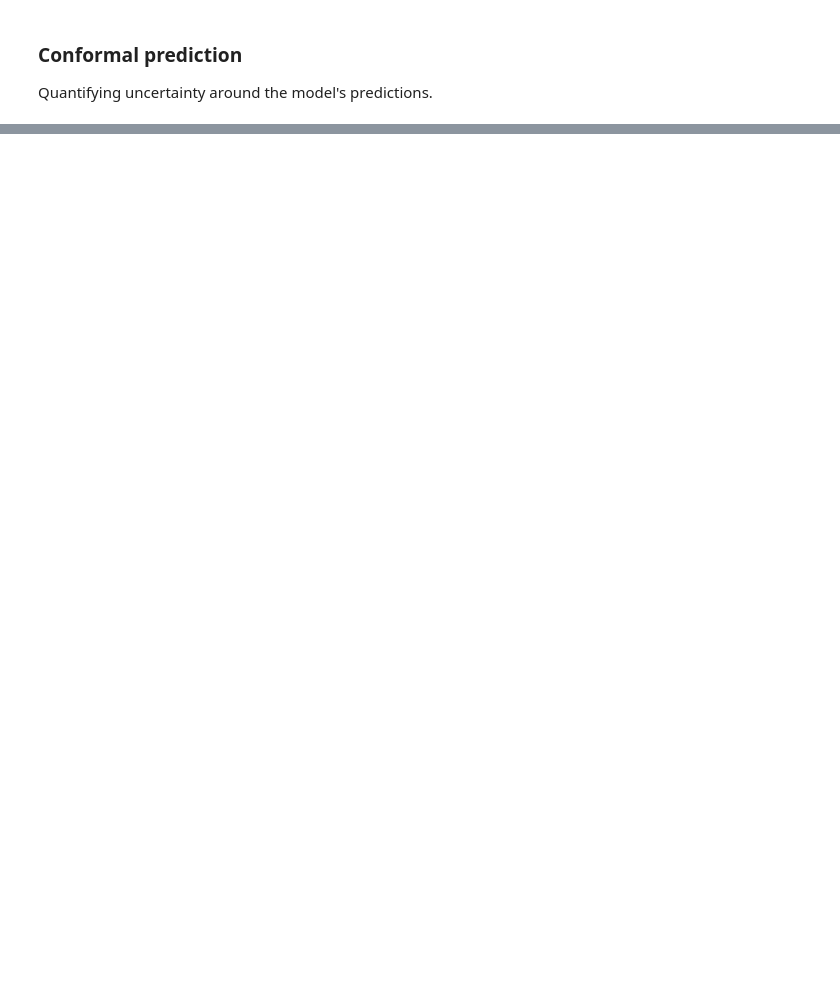
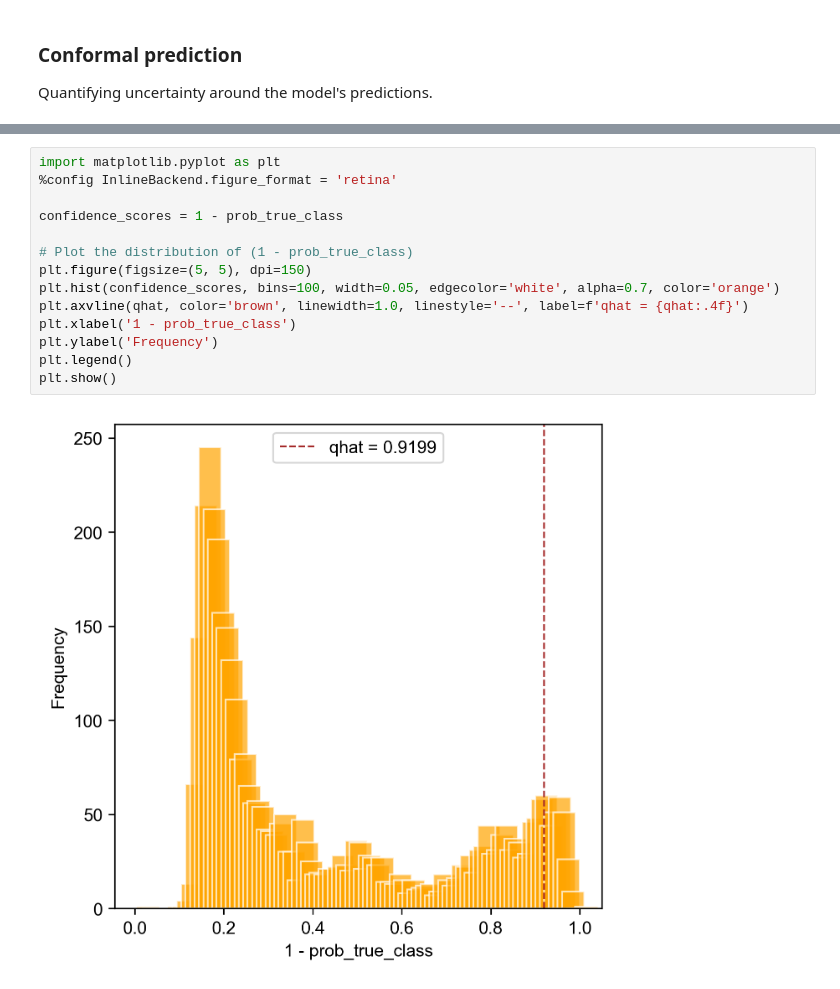
Before and after one commit to deburky/calibration, a Jupyter notebook: loss-functions/softmax-logistic-regression.ipynb, the cells around one changed output, grey strips where cells are left out. Cells and saved outputs as stored; diff of their text form; blank space fills up the shorter version.

```diff
--- a/loss-functions/softmax-logistic-regression.ipynb
+++ b/loss-functions/softmax-logistic-regression.ipynb
@@ -483,3 +485,19 @@ Instance 10: [0.51893868 0.         0.         0.        ]
+# %%
+import matplotlib.pyplot as plt
+%config InlineBackend.figure_format = 'retina'
+
+confidence_scores = 1 - prob_true_class
+
+# Plot the distribution of (1 - prob_true_class)
+plt.figure(figsize=(5, 5), dpi=150)
+plt.hist(confidence_scores, bins=100, width=0.05, edgecolor='white', alpha=0.7, color='orange')
+plt.axvline(qhat, color='brown', linewidth=1.0, linestyle='--', label=f'qhat = {qhat:.4f}')
+plt.xlabel('1 - prob_true_class')
+plt.ylabel('Frequency')
+plt.legend()
+plt.show()
+# %% [output]
+[figure, added]
 # %%
 import matplotlib.pyplot as plt
 import seaborn as sns
```
Also changed, not shown: parts of 6 cells of this notebook.
